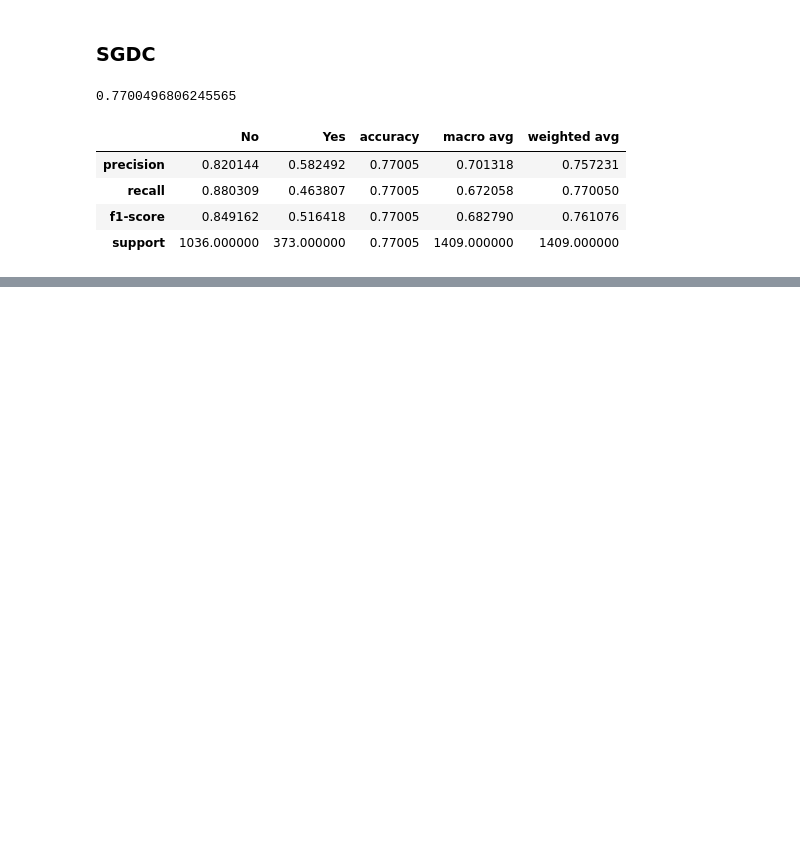
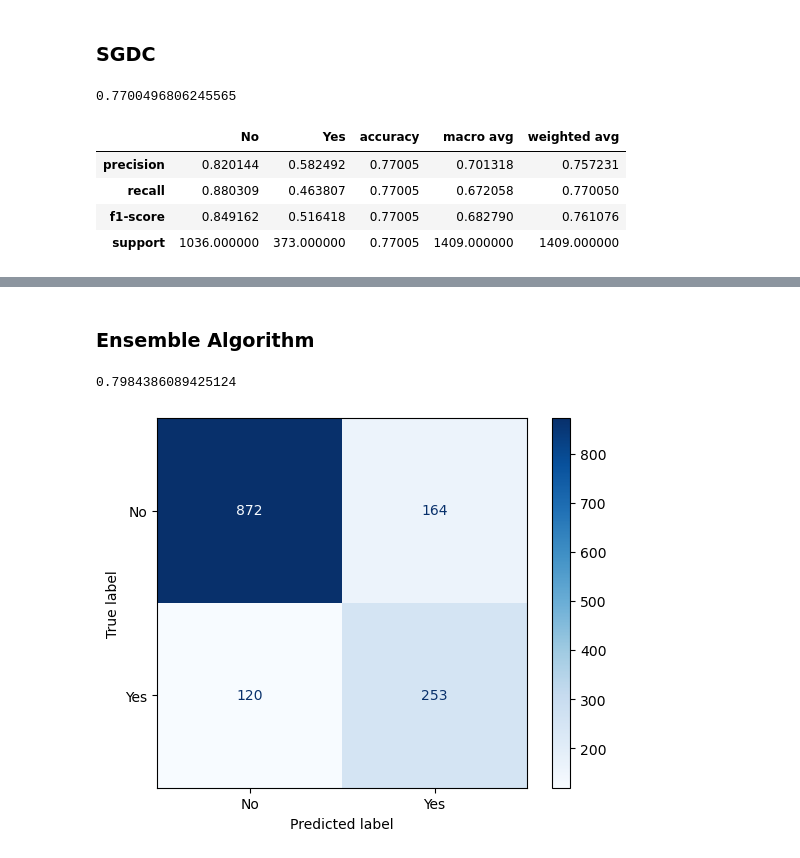
Before and after one commit to pratham122/Telco_customer_data, a Jupyter notebook: Telco_customer.ipynb, the cells around one changed output, grey strips where cells are left out. Drawn from its saved outputs; the diff is of its cells as text; code cells hidden in the pictures; blank space fills up the shorter version.

Commit message:
Applied XGboost and gradient boosting. Make ensemble algorithm for better performance

```diff
--- a/Telco_customer.ipynb
+++ b/Telco_customer.ipynb
@@ -563,0 +567,10 @@ pd.DataFrame(classification_report(y_test, y_pred_sgdc, target_names=le.classes_
+# %%
+gb = GradientBoostingClassifier(
+    n_estimators=200,
+    learning_rate=0.05,
+    max_depth=3,
+    random_state=42
+)
+gb.fit(x_train_sel_oh, y_train)
+y_pred_gb = gb.predict(x_test_sel_oh)
+accuracy_score(y_test, y_pred_gb)
@@ -563,0 +591,13 @@ pd.DataFrame(classification_report(y_test, y_pred_sgdc, target_names=le.classes_
+# %%
+xgb = XGBClassifier(
+    n_estimators=300,
+    max_depth=4,
+    learning_rate=0.05,
+    scale_pos_weight = len(y_train[y_train==0]) / len(y_train[y_train==1]),
+    subsample=0.8,
+    colsample_bytree=0.8,
+    random_state=42
+)
+xgb.fit(x_train_sel_oh, y_train)
+y_pred_xgb = xgb.predict(x_test_sel_oh)
+accuracy_score(y_test, y_pred_xgb)
@@ -563,0 +615,23 @@ pd.DataFrame(classification_report(y_test, y_pred_sgdc, target_names=le.classes_
+# %% [markdown]
+### Ensemble Algorithm
+# %%
+ensemble = VotingClassifier(
+    estimators=[
+        ("xgb", xgb),
+        ("gb", gb),
+        ("rf", model),
+        ("lr", clf)
+    ],
+    voting='soft'
+)
+
+ensemble.fit(x_train_sel_oh, y_train)
+y_pred_ensemble = ensemble.predict(x_test_sel_oh)
+accuracy_score(y_test, y_pred_ensemble)
+# %% [output]
+0.7984386089425124
+# %%
+ConfusionMatrixDisplay(confusion_matrix(y_test,y_pred_ensemble), display_labels=le.classes_).plot(cmap=plt.cm.Blues)
+plt.show()
+# %% [output]
+[figure, added]
```
Also changed, not shown: parts of 11 cells of this notebook, 1 other file.
